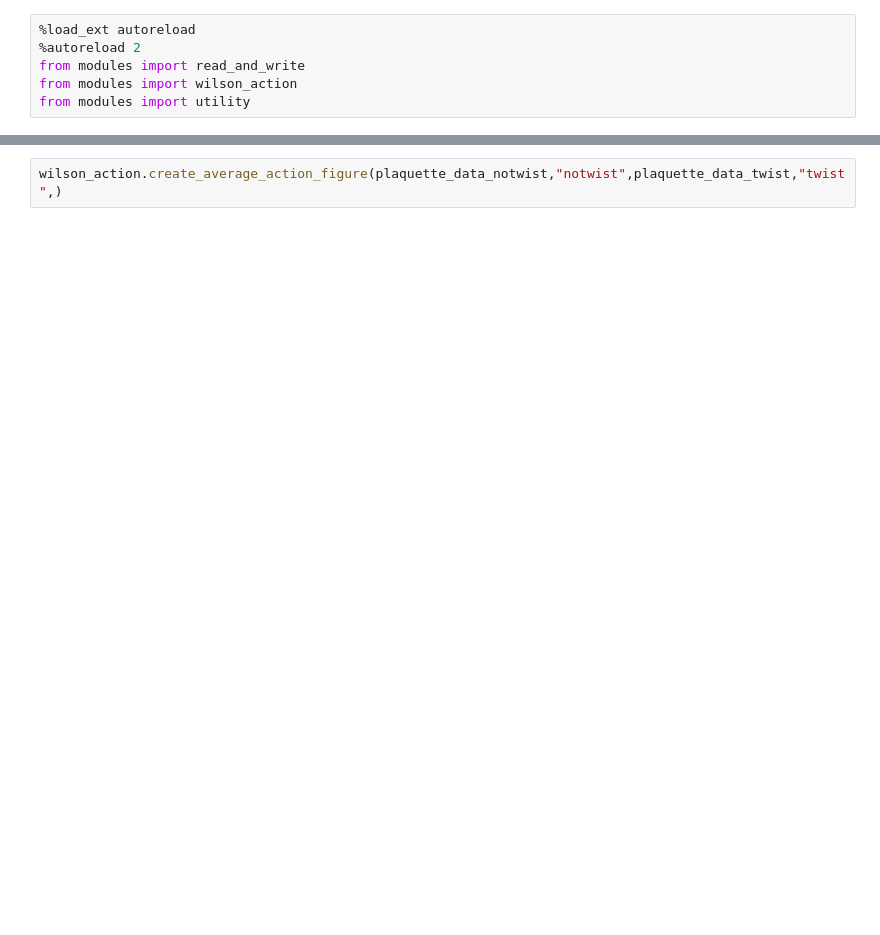
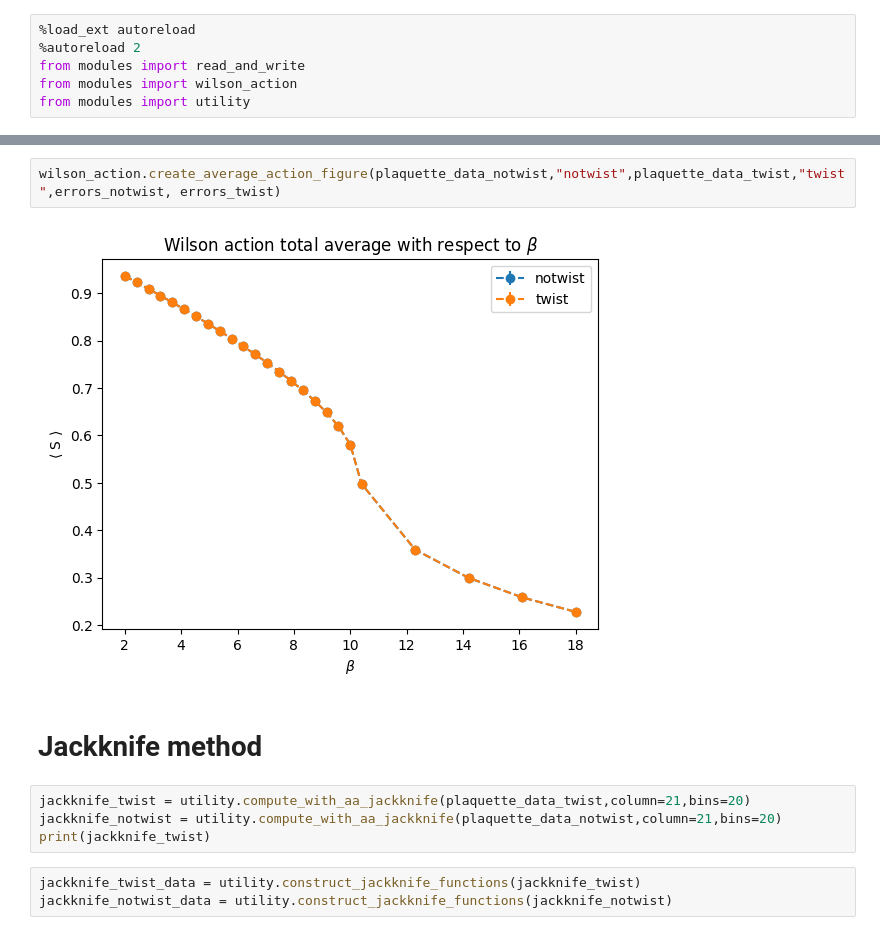
Before and after one commit to Haaaaron/SUN_twist_python_analysis, a Jupyter notebook: SUN_wilson_action.ipynb, the cells around one changed output, grey strips where cells are left out. Saved outputs shown, nothing was run; the diff lists cells and outputs as text; blank space fills up the shorter version.

Commit message:
jackknife and fs reweight added

```diff
--- a/SUN_wilson_action.ipynb
+++ b/SUN_wilson_action.ipynb
@@ -64,2 +40,13 @@ Name: error, dtype: object
 # %%
-wilson_action.create_average_action_figure(plaquette_data_notwist,"notwist",plaquette_data_twist,"twist",)
+wilson_action.create_average_action_figure(plaquette_data_notwist,"notwist",plaquette_data_twist,"twist",errors_notwist, errors_twist)
+# %% [output]
+[figure, added]
+# %% [markdown]
+# Jackknife method
+# %%
+jackknife_twist = utility.compute_with_aa_jackknife(plaquette_data_twist,column=21,bins=20)
+jackknife_notwist = utility.compute_with_aa_jackknife(plaquette_data_notwist,column=21,bins=20)
+print(jackknife_twist)
+# %%
+jackknife_twist_data = utility.construct_jackknife_functions(jackknife_twist)
+jackknife_notwist_data = utility.construct_jackknife_functions(jackknife_notwist)
```
Also changed, not shown: parts of 24 cells of this notebook, 11 other files.
